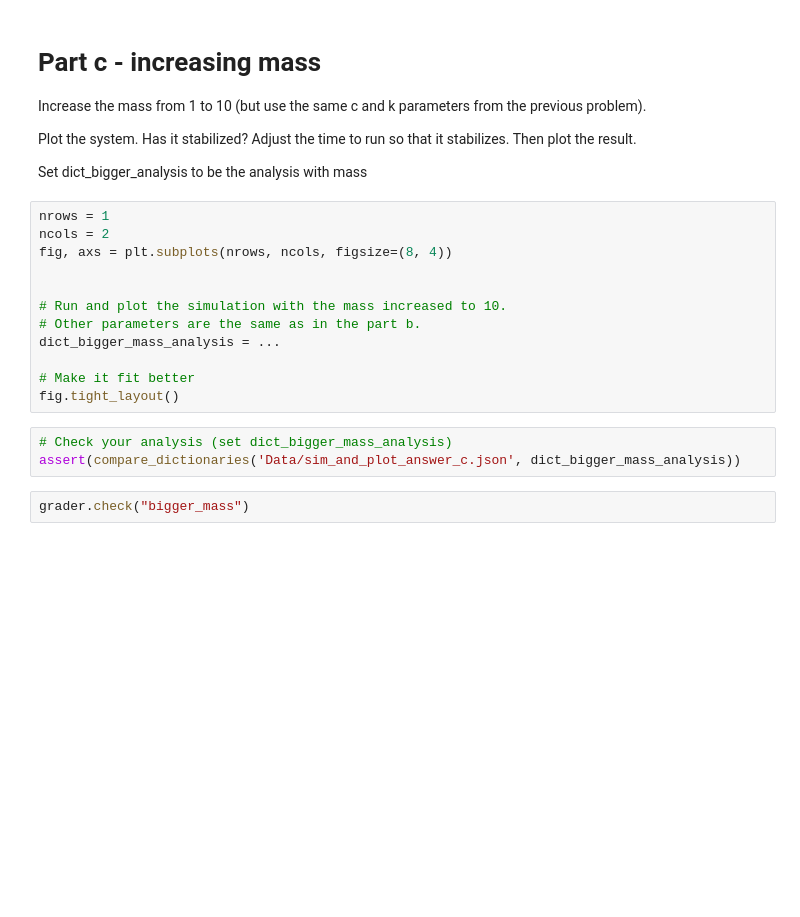
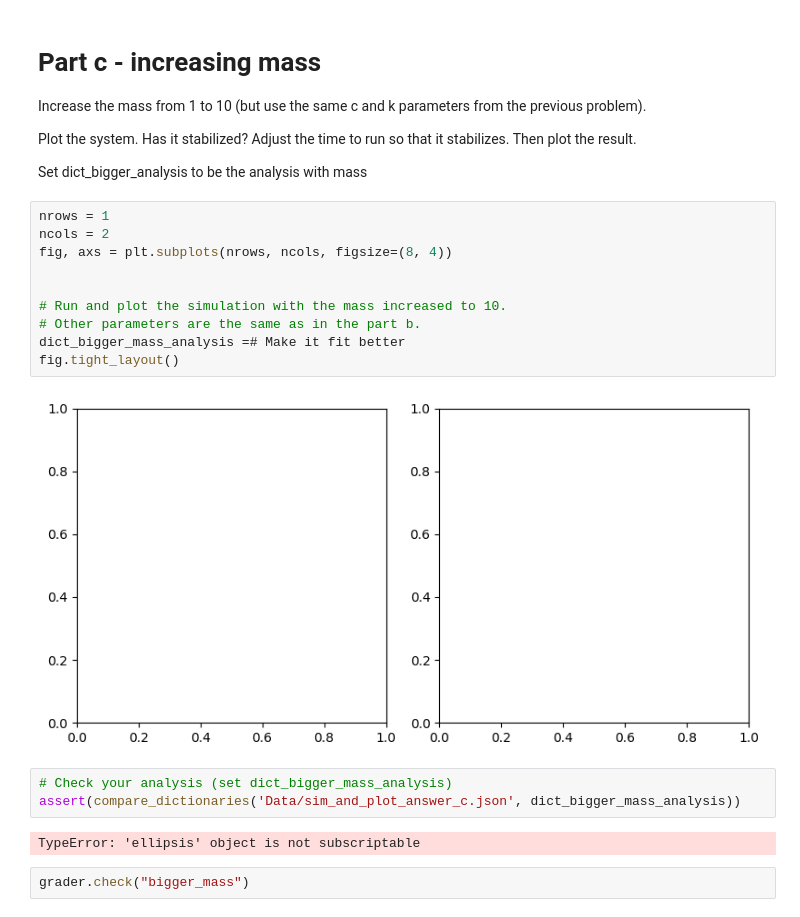
Before and after one commit to AllThePinq/IntroPythonProgramming, a Jupyter notebook: Week_4_fitting/HW_2_system_analysis.ipynb, the cells around one changed output. Saved outputs shown, nothing was run; the diff lists cells and outputs as text; blank space fills up the shorter version.

```diff
--- a/Week_4_fitting/HW_2_system_analysis.ipynb
+++ b/Week_4_fitting/HW_2_system_analysis.ipynb
@@ -375,18 +561,20 @@ Set dict_bigger_analysis to be the analysis with mass
 # %%
 nrows = 1
 ncols = 2
 fig, axs = plt.subplots(nrows, ncols, figsize=(8, 4))
 
 
 # Run and plot the simulation with the mass increased to 10.
 # Other parameters are the same as in the part b.
-dict_bigger_mass_analysis = ...
-
-# Make it fit better
+dict_bigger_mass_analysis =# Make it fit better
 fig.tight_layout()
+# %% [output]
+[figure, added]
 # %%
 # Check your analysis (set dict_bigger_mass_analysis)
 assert(compare_dictionaries('Data/sim_and_plot_answer_c.json', dict_bigger_mass_analysis))
+# %% [output]
+TypeError: 'ellipsis' object is not subscriptable
 # %%
 grader.check("bigger_mass")
 # %% [markdown]
```
Also changed, not shown: parts of 30 cells of this notebook, 7 other files.
